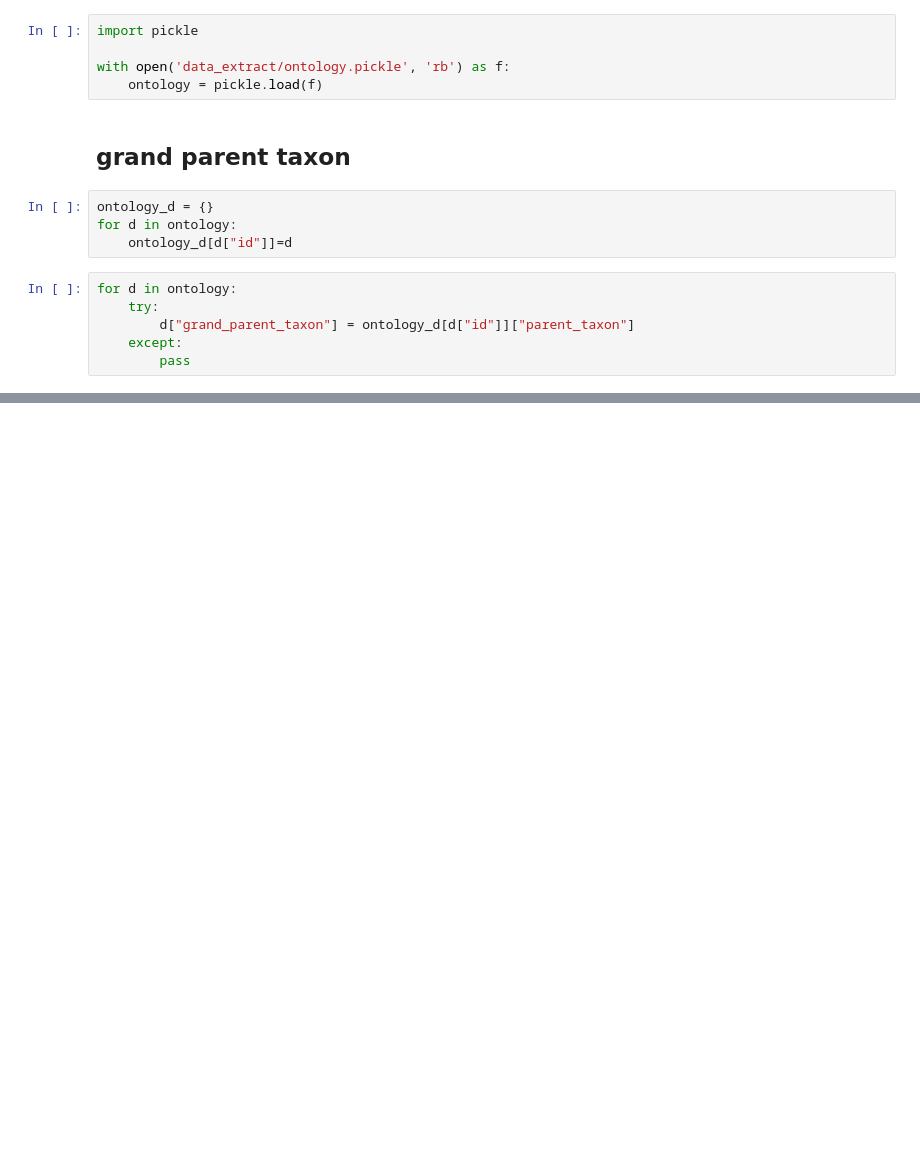
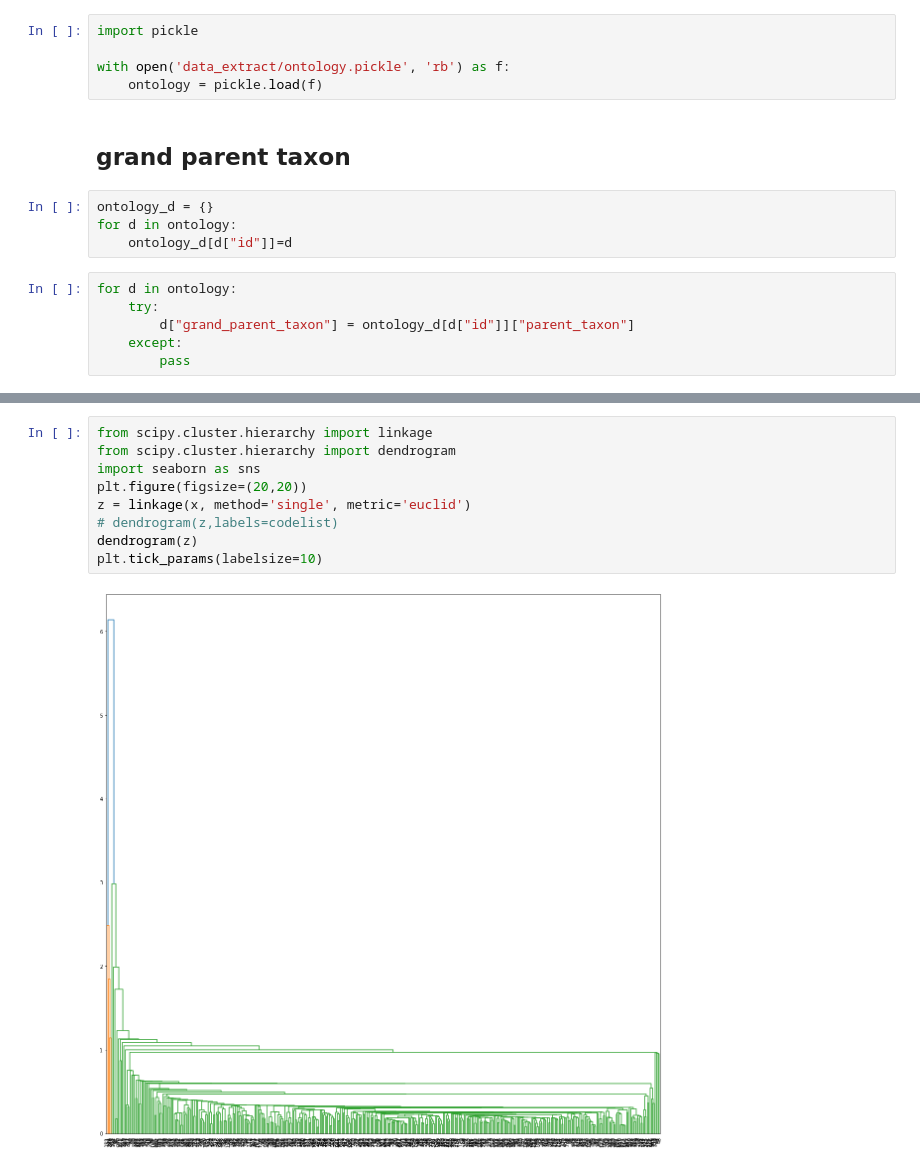
Before and after one commit to TRMT-Yuka/Bird_ontology_Project, a Jupyter notebook: notebook_bert.ipynb, the cells around one changed output, grey strips where cells are left out. Drawn from its saved outputs; the diff is of its cells as text; blank space fills up the shorter version.

```diff
--- a/notebook_bert.ipynb
+++ b/notebook_bert.ipynb
@@ -81,0 +219,11 @@ for i, index_t in enumerate(predictions.indices):
+# %%
+from scipy.cluster.hierarchy import linkage
+from scipy.cluster.hierarchy import dendrogram
+import seaborn as sns
+plt.figure(figsize=(20,20))
+z = linkage(x, method='single', metric='euclid')
+# dendrogram(z,labels=codelist)
+dendrogram(z)
+plt.tick_params(labelsize=10)
+# %% [output]
+[figure, added]
```
Also changed, not shown: parts of 67 cells of this notebook, 16 other files.
